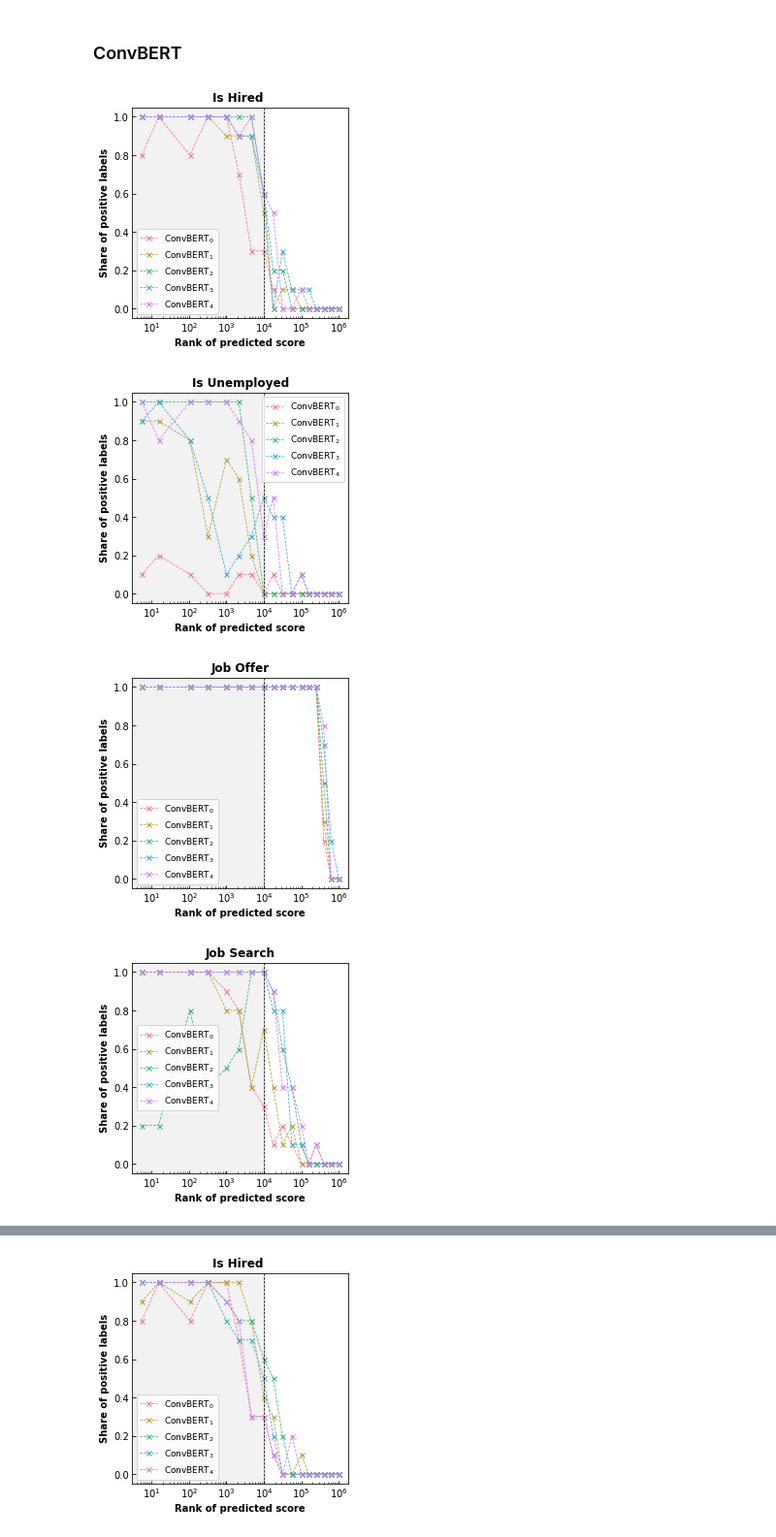
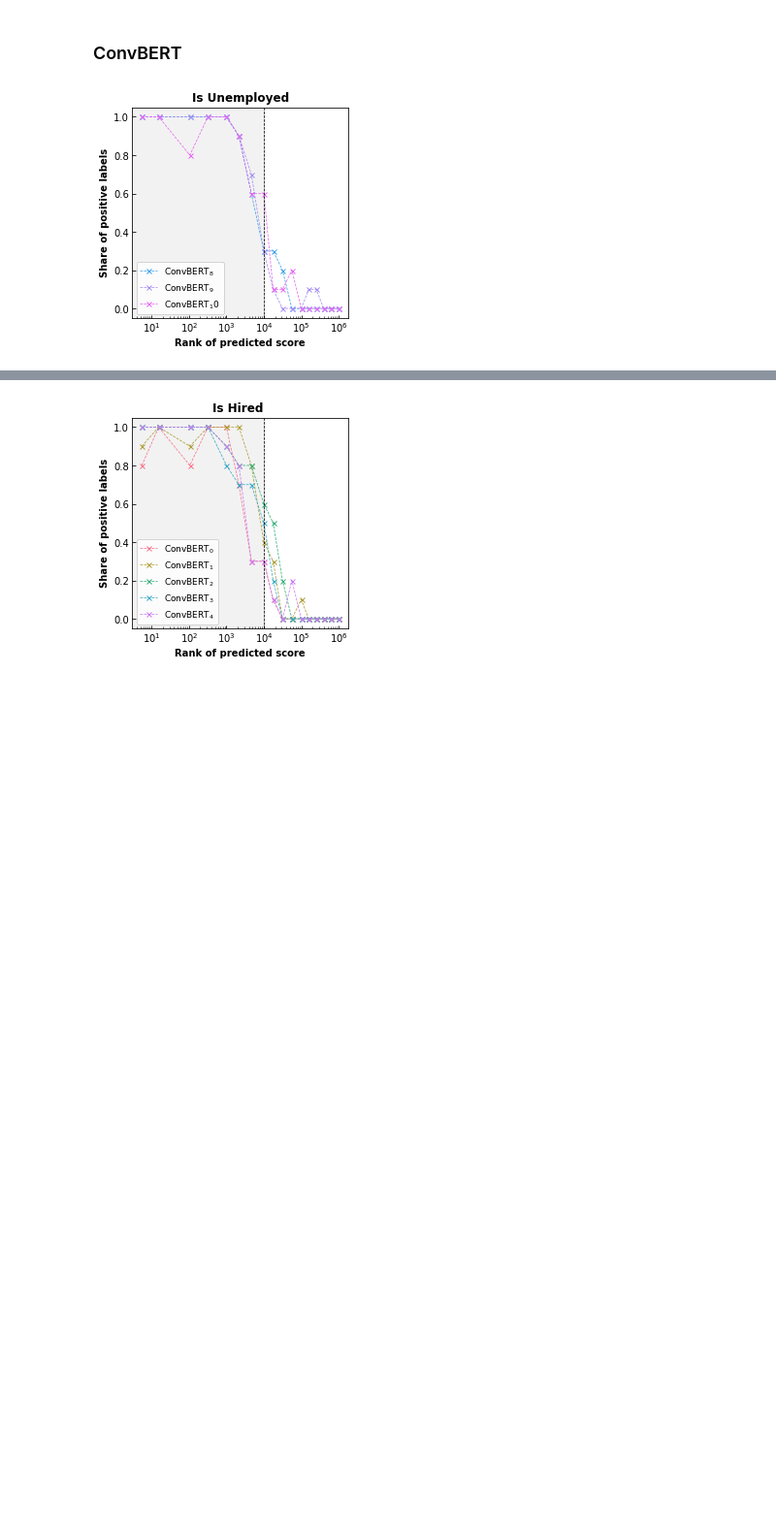
Before and after one commit to spfraib/twitter, a Jupyter notebook: code/2-twitter_labor/5-active_learning/inference_evaluation/2020-12-16_evaluate_inference.ipynb, the cells around one changed output, grey strips where cells are left out. Shown: that part at 97% size. Drawn from its saved outputs; the diff is of its cells as text; code cells hidden in the pictures; blank space fills up the shorter version.

Commit message:
add iter12

```diff
--- a/code/2-twitter_labor/5-active_learning/inference_evaluation/2020-12-16_evaluate_inference.ipynb
+++ b/code/2-twitter_labor/5-active_learning/inference_evaluation/2020-12-16_evaluate_inference.ipynb
@@ -97,53 +97,55 @@ for label in labels:
 # %% [markdown]
 ### ConvBERT
 # %%
-labels=['is_hired_1mo', 'is_unemployed', 'job_offer', 'job_search', 'lost_job_1mo']
+# labels=['is_hired_1mo', 'is_unemployed', 'job_offer', 'job_search', 'lost_job_1mo']
+labels=['is_unemployed']
 # %%
 country_code='US'
-model_folder_dict = {'iteration_0': 'iter_0-convbert-969622-evaluation',
-                     'iteration_1': 'iter_1-convbert-3050798-evaluation',
-                     'iteration_2': 'iter_2-convbert-3134867-evaluation',
-                     'iteration_3': 'iter_3-convbert-3174249-evaluation',
-                     'iteration_4': 'iter_4-convbert-3297962-evaluation'}
+# model_folder_dict = {'iteration_0': 'iter_0-convbert-969622-evaluation',
+#                      'iteration_1': 'iter_1-convbert-3050798-evaluation',
+#                      'iteration_2': 'iter_2-convbert-3134867-evaluation',
+#                      'iteration_3': 'iter_3-convbert-3174249-evaluation',
+#                      'iteration_4': 'iter_4-convbert-3297962-evaluation'}
+model_folder_dict = {'iteration_8': 'iter_8-convbert-8859378-evaluation',
+                    'iteration_9': 'iter_9-convbert-23605411-evaluation',
+                    'iteration_10': 'iter_10-convbert-23672317-evaluation',
+                    }
 # base_ranks=[int(x*N_random[country_code]) for x in base_rates[country_code]]
 # label2rank=dict(zip(labels,base_ranks))
 for label in labels:
     fig,ax = plt.subplots(figsize=(4,4))
-    for iteration in range(5):
+    for iteration in [8,9,10]:
         model_folder = model_folder_dict[f'iteration_{str(iteration)}']
-        path_to_data = f"/home/manuto/Documents/world_bank/bert_twitter_labor/twitter-labor-data/data/active_learning/evaluation_inference/US/{model_folder}/{label}.csv"
+        path_to_data = f"/home/manuel/Documents/world_bank/twitter_labor/repos/twitter-labor-data/data/active_learning/evaluation_inference/US/{model_folder}/{label}.csv"
         df = pd.read_csv(path_to_data)
         df = df.sort_values(by='rank').reset_index(drop=True)
         df = df[['rank', 'point', 'class']]
         average_df = df.groupby(df.point).mean()
         average_df.columns = ['rank', 'share_positives']
         #models=['BERT', 'GloVe']
         model='BERT'
         name='iteration_'+str(iteration)+'-'+model+'-'+label
         #df[name].groupby('index_rank')[['rank','label']].mean().plot(
         average_df.plot(
         y='share_positives',
         x='rank',
         ax=ax,
         linewidth=.75,
-        color=sns.color_palette("husl", 5)[iteration],
+        color=sns.color_palette("husl", 12)[iteration],
         style=['--','-'][0],
         marker='x',
         markersize=5,
         label=f'ConvBERT$_{str(iteration)}$')
     ax.axvline(10000,linewidth=.75,color='k',linestyle='--')
     ax.set_xscale('log')
     ax.tick_params(which='both',direction='in',pad=3)
     ax.locator_params(axis='y',nbins=6)
     ax.set_ylabel('Share of positive labels',fontweight='bold')
     ax.set_xlabel('Rank of predicted score',fontweight='bold')
     ax.axvspan(0, 10000, alpha=0.1, color='grey')
     ax.set_title(label.replace('_',' ').replace('1mo','').title(),fontweight='bold')
     ax.legend(loc='best',fontsize=9)
     ax.set_ylim([-0.05,1.05])
     plt.savefig(os.path.join(os.path.dirname(path_to_data),f'{label}.png'),bbox_inches='tight', format='png' ,dpi=1200, transparent=False)
 # %% [output]
-[figure, old version]
+[figure, new version]
-[figure, removed]
-[figure, removed]
-[figure, removed]
```
Also changed, not shown: parts of 5 cells of this notebook, 1 other file.
